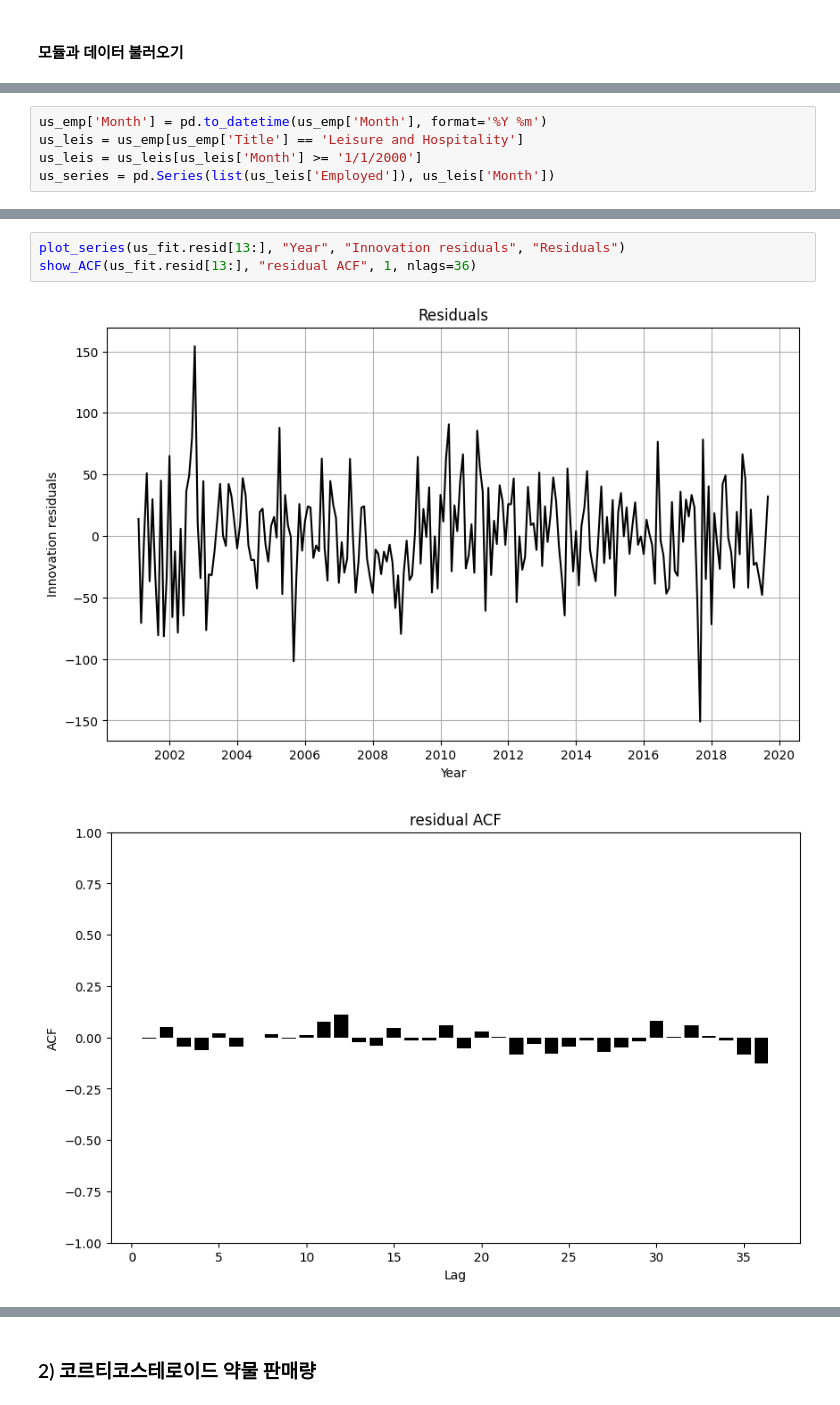
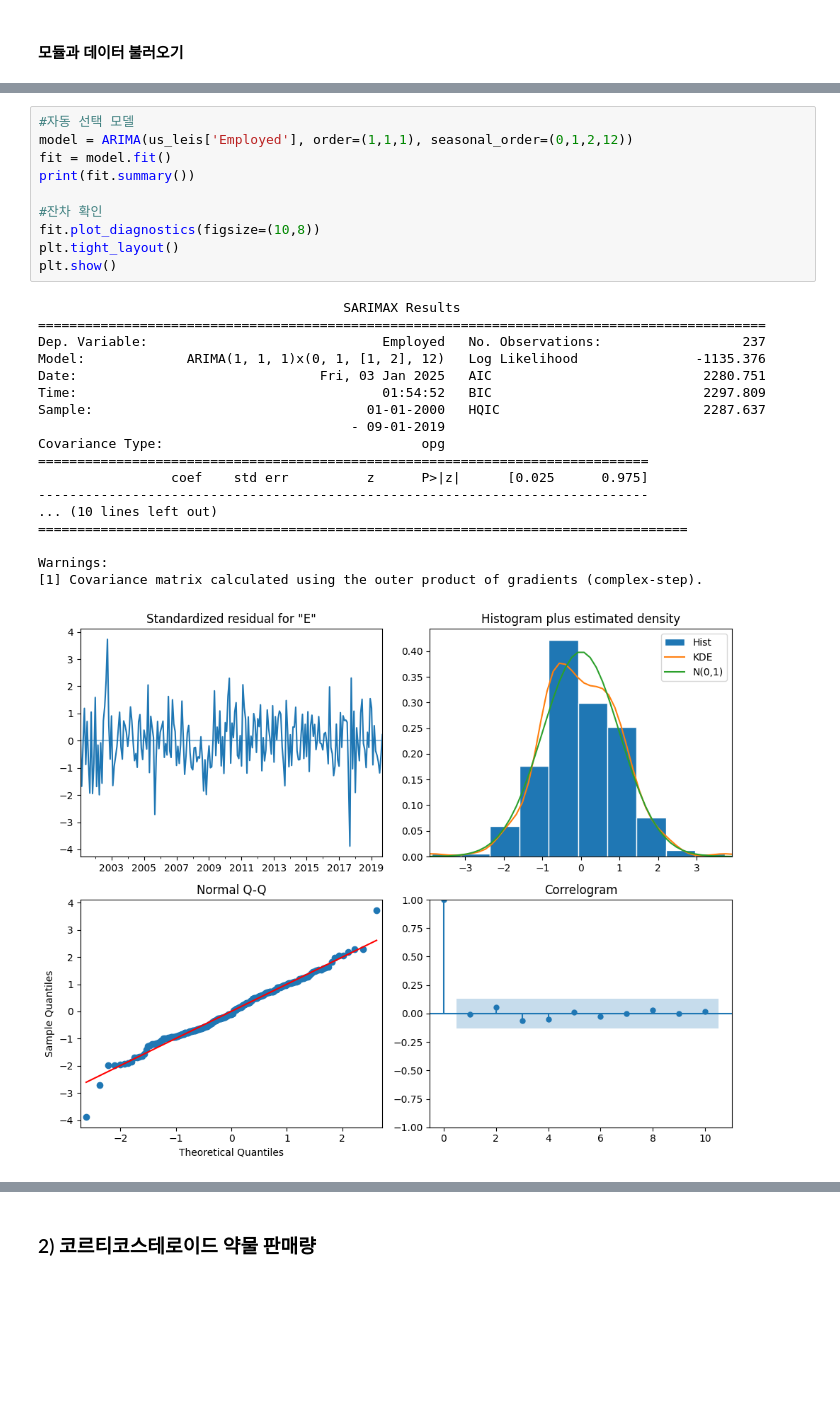
Before and after one commit to safeai-snu/Econometrics, a Jupyter notebook: Ch3.2.ARIMA.ipynb, the cells around one changed output, grey strips where cells are left out. Drawn from its saved outputs; the diff is of its cells as text; blank space fills up the shorter version.

```diff
--- a/Ch3.2.ARIMA.ipynb
+++ b/Ch3.2.ARIMA.ipynb
@@ -793,6 +807 @@ us_leis
-# %%
-us_emp['Month'] = pd.to_datetime(us_emp['Month'], format='%Y %m')
-us_leis = us_emp[us_emp['Title'] == 'Leisure and Hospitality']
-us_leis = us_leis[us_leis['Month'] >= '1/1/2000']
-us_series = pd.Series(list(us_leis['Employed']), us_leis['Month'])
 # %% [markdown]
@@ -862,7 +951,30 @@ Warnings:
 # %%
-plot_series(us_fit.resid[13:], "Year", "Innovation residuals", "Residuals")
-show_ACF(us_fit.resid[13:], "residual ACF", 1, nlags=36)
+#자동 선택 모델
+model = ARIMA(us_leis['Employed'], order=(1,1,1), seasonal_order=(0,1,2,12))
+fit = model.fit()
+print(fit.summary())
+
+#잔차 확인
+fit.plot_diagnostics(figsize=(10,8))
+plt.tight_layout()
+plt.show()
 # %% [output]
+                                       SARIMAX Results
+=============================================================================================
+Dep. Variable:                              Employed   No. Observations:                  237
+Model:             ARIMA(1, 1, 1)x(0, 1, [1, 2], 12)   Log Likelihood               -1135.376
+Date:                               Fri, 03 Jan 2025   AIC                           2280.751
+Time:                                       01:54:52   BIC                           2297.809
+Sample:                                   01-01-2000   HQIC                          2287.637
+                                        - 09-01-2019
+Covariance Type:                                 opg
+==============================================================================
+                 coef    std err          z      P>|z|      [0.025      0.975]
+------------------------------------------------------------------------------
+... (10 lines left out)
+===================================================================================
+
+Warnings:
+[1] Covariance matrix calculated using the outer product of gradients (complex-step).
-[figure, old version]
+[figure, new version]
-[figure, removed]
 # %% [markdown]
```
Also changed, not shown: parts of 87 cells of this notebook, 29 other files.
